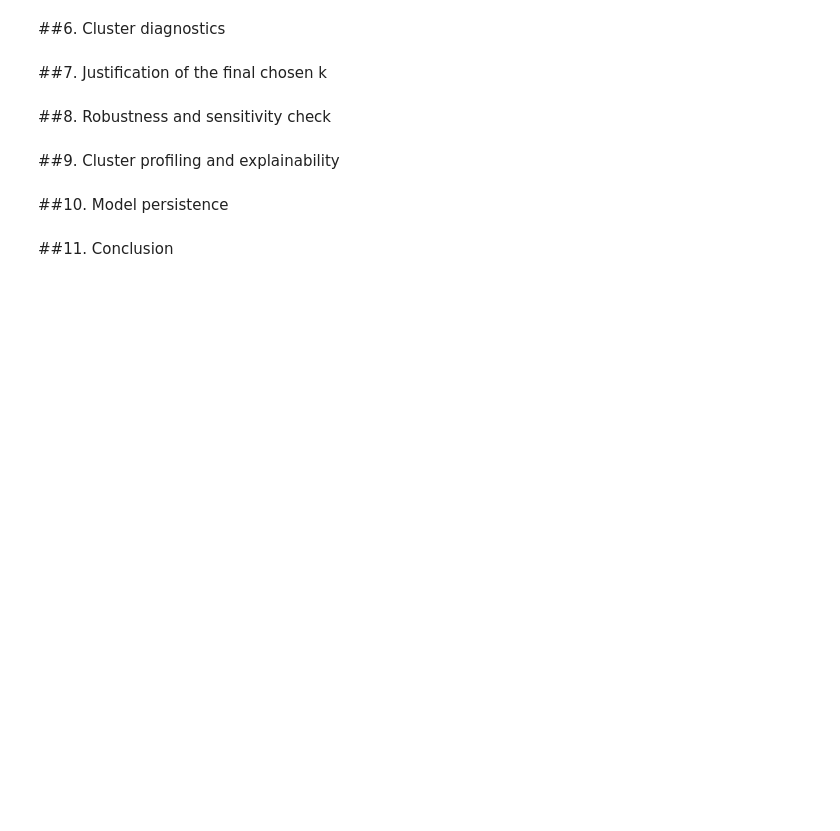
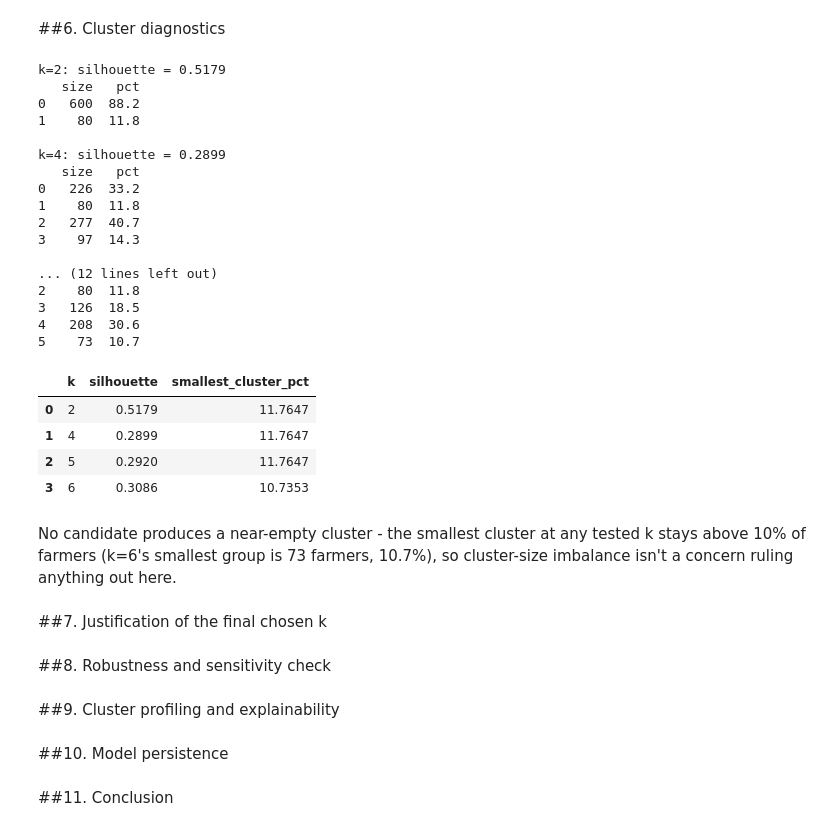
Before and after one commit to tanuiivy/bbt4106-202604-D4-clustering, a Jupyter notebook: lab_submission/bbt4106_202604_D4_clustering.ipynb, the cells around one changed output. Drawn from its saved outputs; the diff is of its cells as text; code cells hidden in the pictures; blank space fills up the shorter version.

```diff
--- a/lab_submission/bbt4106_202604_D4_clustering.ipynb
+++ b/lab_submission/bbt4106_202604_D4_clustering.ipynb
@@ -468,5 +518,44 @@ Scaling was done to give all the features an equal chance with the algorithm. Ha
 # %% [markdown]
 ##6. Cluster diagnostics
+# %%
+candidate_ks = [2, 4, 5, 6]
+diagnostics_rows = []
+
+for k in candidate_ks:
+    km = KMeans(n_clusters=k, random_state=RANDOM_STATE, n_init=10)
+    labels = km.fit_predict(numeric_cols_scaled)
+    sizes = pd.Series(labels).value_counts().sort_index()
+    sil = silhouette_score(numeric_cols_scaled, labels)
+    print(f"\nk={k}: silhouette = {sil:.4f}")
+    print(pd.DataFrame({'size': sizes, 'pct': (sizes / len(labels) * 100).round(1)}))
+    diagnostics_rows.append({'k': k, 'silhouette': sil, 'smallest_cluster_pct': (sizes.min() / len(labels) * 100)})
+
+pd.DataFrame(diagnostics_rows).round(4)
+# %% [output]
+k=2: silhouette = 0.5179
+   size   pct
+0   600  88.2
+1    80  11.8
+
+k=4: silhouette = 0.2899
+   size   pct
+0   226  33.2
+1    80  11.8
+2   277  40.7
+3    97  14.3
+
+... (12 lines left out)
+2    80  11.8
+3   126  18.5
+4   208  30.6
+5    73  10.7
+|  | k | silhouette | smallest_cluster_pct |
+| 0 | 2 | 0.5179 | 11.7647 |
+| 1 | 4 | 0.2899 | 11.7647 |
+| 2 | 5 | 0.2920 | 11.7647 |
+| 3 | 6 | 0.3086 | 10.7353 |
+# %% [markdown]
+No candidate produces a near-empty cluster - the smallest cluster at any tested k stays above 10% of farmers (k=6's smallest group is 73 farmers, 10.7%), so cluster-size imbalance isn't a concern ruling anything out here.
 # %% [markdown]
 ##7. Justification of the final chosen k
 # %% [markdown]
```
Also changed, not shown: parts of 8 cells of this notebook.
